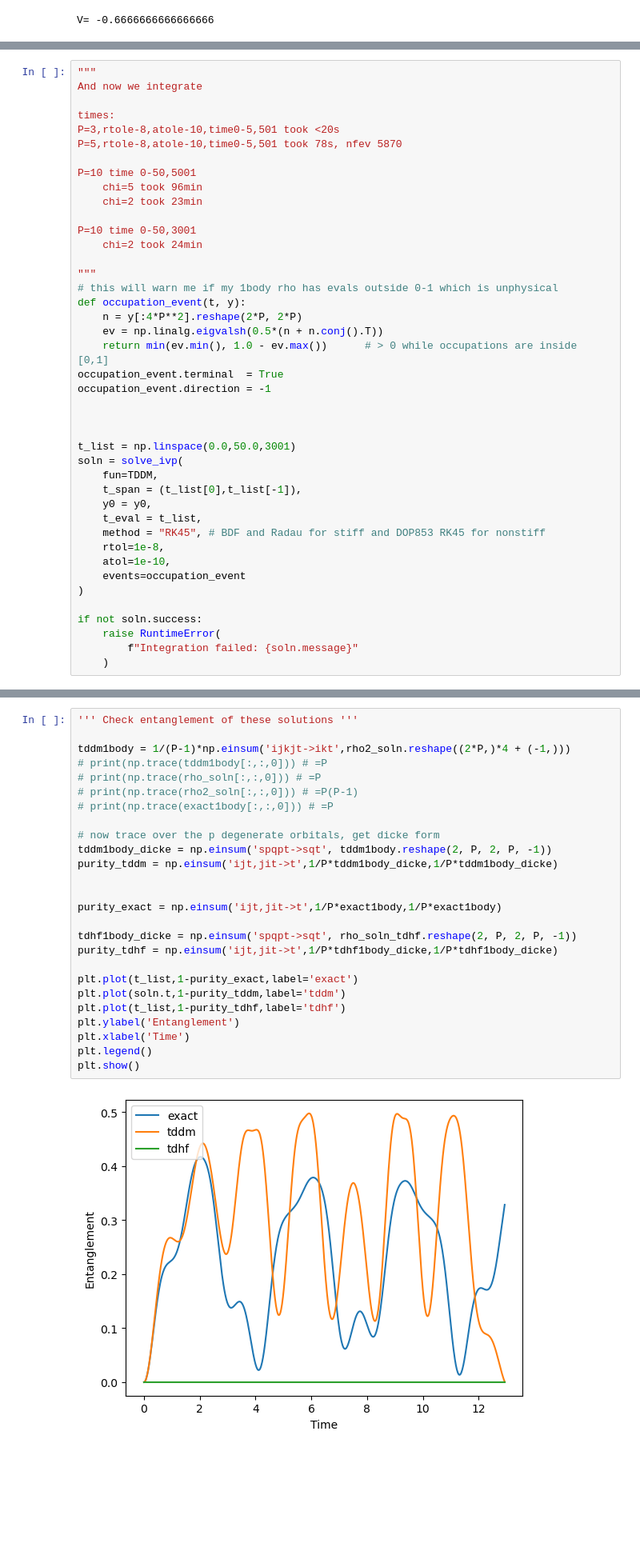
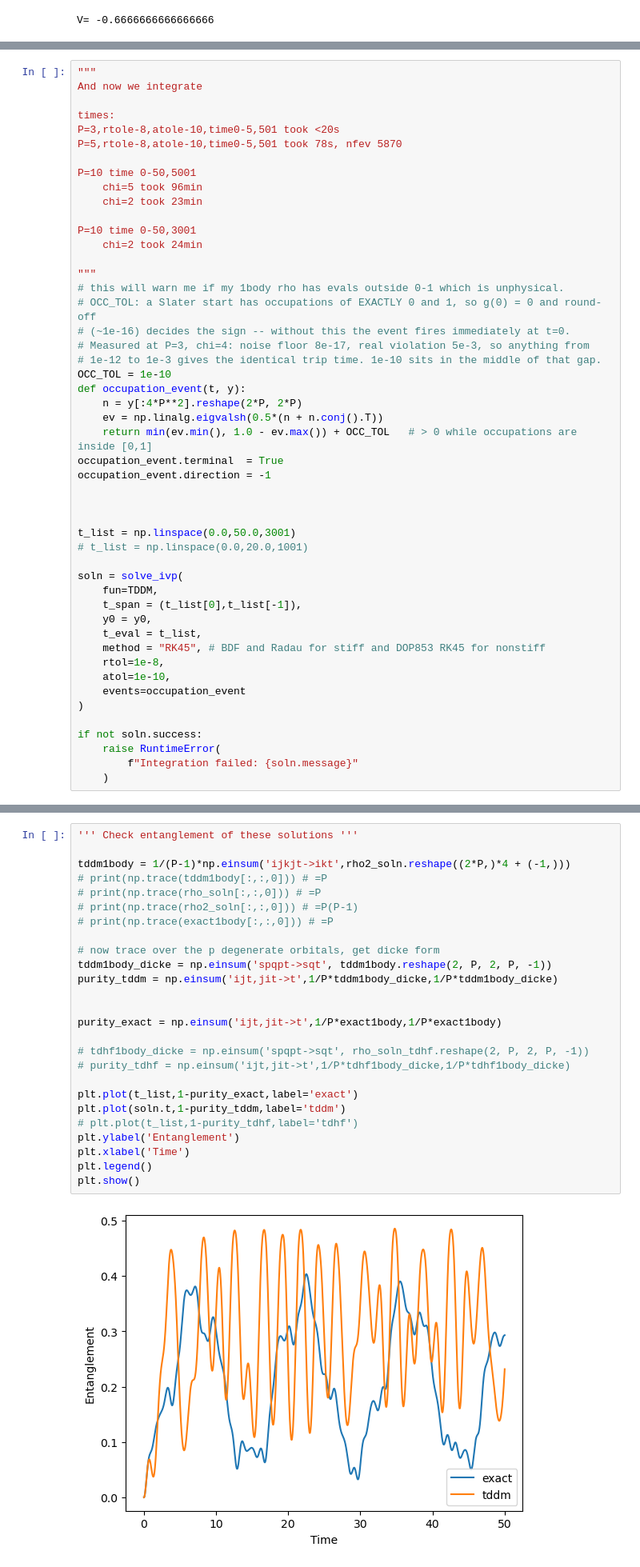
Before and after one commit to annabirke/Honours_entangle_magic, a Jupyter notebook: TDDMclaude/TDDM_Lipkin_September_claude.ipynb, the cells around one changed output, grey strips where cells are left out. Shown at 80% size. Saved outputs shown, nothing was run; the diff lists cells and outputs as text; blank space fills up the shorter version.

```diff
--- a/TDDMclaude/TDDM_Lipkin_September_claude.ipynb
+++ b/TDDMclaude/TDDM_Lipkin_September_claude.ipynb
@@ -499,17 +515,24 @@ P=10 time 0-50,3001
     chi=2 took 24min
 
 """
-# this will warn me if my 1body rho has evals outside 0-1 which is unphysical
+# this will warn me if my 1body rho has evals outside 0-1 which is unphysical.
+# OCC_TOL: a Slater start has occupations of EXACTLY 0 and 1, so g(0) = 0 and round-off
+# (~1e-16) decides the sign -- without this the event fires immediately at t=0.
+# Measured at P=3, chi=4: noise floor 8e-17, real violation 5e-3, so anything from
+# 1e-12 to 1e-3 gives the identical trip time. 1e-10 sits in the middle of that gap.
+OCC_TOL = 1e-10
 def occupation_event(t, y):
     n = y[:4*P**2].reshape(2*P, 2*P)
     ev = np.linalg.eigvalsh(0.5*(n + n.conj().T))
-    return min(ev.min(), 1.0 - ev.max())      # > 0 while occupations are inside [0,1]
+    return min(ev.min(), 1.0 - ev.max()) + OCC_TOL   # > 0 while occupations are inside [0,1]
 occupation_event.terminal  = True
 occupation_event.direction = -1
 
 
 
 t_list = np.linspace(0.0,50.0,3001)
+# t_list = np.linspace(0.0,20.0,1001)
+
 soln = solve_ivp(
     fun=TDDM,
     t_span = (t_list[0],t_list[-1]),
@@ -945,31 +1028,31 @@ print(dhfmin_exact[0])
 # %%
 ''' Check entanglement of these solutions '''
 
 tddm1body = 1/(P-1)*np.einsum('ijkjt->ikt',rho2_soln.reshape((2*P,)*4 + (-1,)))
 # print(np.trace(tddm1body[:,:,0])) # =P
 # print(np.trace(rho_soln[:,:,0])) # =P
 # print(np.trace(rho2_soln[:,:,0])) # =P(P-1)
 # print(np.trace(exact1body[:,:,0])) # =P
 
 # now trace over the p degenerate orbitals, get dicke form
 tddm1body_dicke = np.einsum('spqpt->sqt', tddm1body.reshape(2, P, 2, P, -1))
 purity_tddm = np.einsum('ijt,jit->t',1/P*tddm1body_dicke,1/P*tddm1body_dicke)
 
 
 purity_exact = np.einsum('ijt,jit->t',1/P*exact1body,1/P*exact1body)
 
-tdhf1body_dicke = np.einsum('spqpt->sqt', rho_soln_tdhf.reshape(2, P, 2, P, -1))
-purity_tdhf = np.einsum('ijt,jit->t',1/P*tdhf1body_dicke,1/P*tdhf1body_dicke)
+# tdhf1body_dicke = np.einsum('spqpt->sqt', rho_soln_tdhf.reshape(2, P, 2, P, -1))
+# purity_tdhf = np.einsum('ijt,jit->t',1/P*tdhf1body_dicke,1/P*tdhf1body_dicke)
 
 plt.plot(t_list,1-purity_exact,label='exact')
 plt.plot(soln.t,1-purity_tddm,label='tddm')
-plt.plot(t_list,1-purity_tdhf,label='tdhf')
+# plt.plot(t_list,1-purity_tdhf,label='tdhf')
 plt.ylabel('Entanglement')
 plt.xlabel('Time')
 plt.legend()
 plt.show()
 # %% [output]
-[figure, old version]
+[figure, new version]
 # %%
 ''' Exact evolution NOT IN DICKE BASIS '''
 
```
Also changed, not shown: parts of 27 cells of this notebook, 7 other files.
